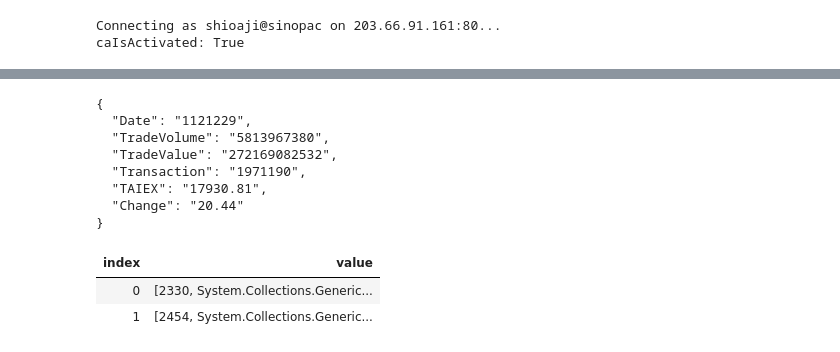
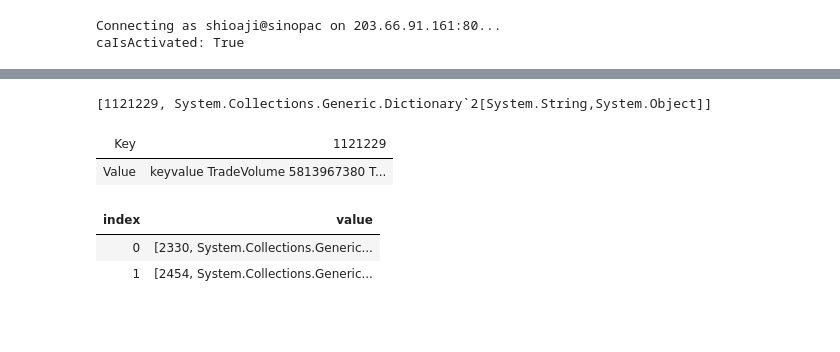
Before and after one commit to MaxChenCMC/ShioajiFullStack_temp, a Jupyter notebook: 20240102.ipynb, the cells around one changed output, grey strips where cells are left out. Saved outputs shown, nothing was run; the diff lists cells and outputs as text; code cells hidden in the pictures; blank space fills up the shorter version.

```diff
--- a/20240102.ipynb
+++ b/20240102.ipynb
@@ -273,37 +281,32 @@ src_new.Where(a=>a.Key.Length == 4)
 # %%
 var client = new HttpClient();
 var response = await client.GetAsync("https://openapi.twse.com.tw/v1/" +
 "exchangeReport/FMTQIK" //集中市場每日市場成交資訊
 );
 var json = await response.Content.ReadAsStringAsync();
 List<dynamic> src = JsonConvert.DeserializeObject<List<dynamic>>(json);
 
-foreach(var i in src
-.Where(x => x["Date"]=="1121229")
-){Console.WriteLine(i);}
+// foreach(var i in src
+// .Where(x => x["Date"]=="1121229")
+// ){Console.WriteLine(i);}
 
-// Dictionary<string, Dictionary<string, object>> src_new = new Dictionary<string, Dictionary<string, object>>();
-// foreach (var item in src)
-// {
-//     src_new[item["Date"].ToString()] = new Dictionary<string, object>
-//     {
-//         { "TradeVolume", item["TradeVolume"].ToString()},
-//         { "TradeValue", item["TradeValue"].ToString()},
-//         { "Transaction", item["Transaction"].ToString()},
-//         { "TAIEX", item["TAIEX"].ToString()},
-//         { "Change", item["Change"].ToString()},
-//     };
-// }
-// src_new.Last()
+Dictionary<string, Dictionary<string, object>> src_new = new Dictionary<string, Dictionary<string, object>>();
+foreach (var item in src)
+{
+    src_new[item["Date"].ToString()] = new Dictionary<string, object>
+    {
+        { "TradeVolume", (Double)item["TradeVolume"]},
+        { "TradeValue", (Double)item["TradeValue"]},
+        { "Transaction", (Double)item["Transaction"]},
+        { "TAIEX", (Double)item["TAIEX"]},
+        { "Change", (Double)item["Change"]},
+    };
+}
+src_new.Last()
 # %% [output]
-{
-  "Date": "1121229",
-  "TradeVolume": "5813967380",
-  "TradeValue": "272169082532",
-  "Transaction": "1971190",
-  "TAIEX": "17930.81",
-  "Change": "20.44"
-}
+[1121229, System.Collections.Generic.Dictionary`2[System.String,System.Object]]
+| Key | 1121229 |
+| Value | keyvalue TradeVolume 5813967380 T... |
 # %%
 var client = new HttpClient();
 var response = await client.GetAsync("https://openapi.twse.com.tw/v1/" +
```
Also changed, not shown: parts of 1 cell of this notebook.
